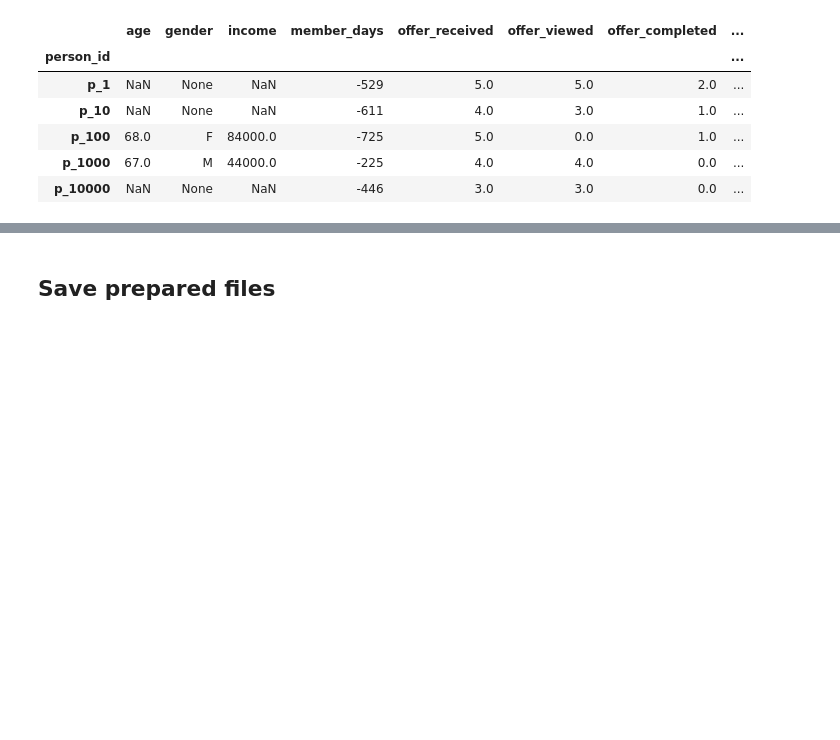
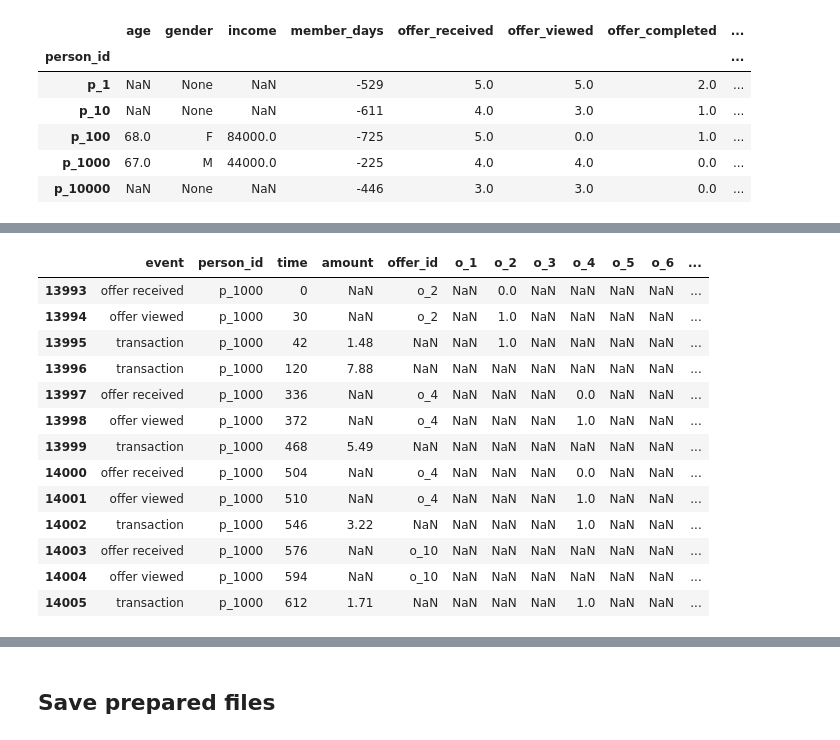
Before and after one commit to rbuerki/segmentation-challenge-starbucks, a Jupyter notebook: 1-data_prep.ipynb, the cells around one changed output, grey strips where cells are left out. Cells and saved outputs as stored; diff of their text form; code cells hidden in the pictures; blank space fills up the shorter version.

Commit message:
FEAT: add "profile offer by type, WIP"

```diff
--- a/1-data_prep.ipynb
+++ b/1-data_prep.ipynb
@@ -827,0 +959,17 @@ profile_long.head()
+# %%
+transcript_extended.loc[transcript_extended['person_id'] == 'p_1000']
+# %% [output]
+|  | event | person_id | time | amount | offer_id | o_1 | o_2 | o_3 | o_4 | o_5 | o_6 | ... |
+| 13993 | offer received | p_1000 | 0 | NaN | o_2 | NaN | 0.0 | NaN | NaN | NaN | NaN | ... |
+| 13994 | offer viewed | p_1000 | 30 | NaN | o_2 | NaN | 1.0 | NaN | NaN | NaN | NaN | ... |
+| 13995 | transaction | p_1000 | 42 | 1.48 | NaN | NaN | 1.0 | NaN | NaN | NaN | NaN | ... |
+| 13996 | transaction | p_1000 | 120 | 7.88 | NaN | NaN | NaN | NaN | NaN | NaN | NaN | ... |
+| 13997 | offer received | p_1000 | 336 | NaN | o_4 | NaN | NaN | NaN | 0.0 | NaN | NaN | ... |
+| 13998 | offer viewed | p_1000 | 372 | NaN | o_4 | NaN | NaN | NaN | 1.0 | NaN | NaN | ... |
+| 13999 | transaction | p_1000 | 468 | 5.49 | NaN | NaN | NaN | NaN | NaN | NaN | NaN | ... |
+| 14000 | offer received | p_1000 | 504 | NaN | o_4 | NaN | NaN | NaN | 0.0 | NaN | NaN | ... |
+| 14001 | offer viewed | p_1000 | 510 | NaN | o_4 | NaN | NaN | NaN | 1.0 | NaN | NaN | ... |
+| 14002 | transaction | p_1000 | 546 | 3.22 | NaN | NaN | NaN | NaN | 1.0 | NaN | NaN | ... |
+| 14003 | offer received | p_1000 | 576 | NaN | o_10 | NaN | NaN | NaN | NaN | NaN | NaN | ... |
+| 14004 | offer viewed | p_1000 | 594 | NaN | o_10 | NaN | NaN | NaN | NaN | NaN | NaN | ... |
+| 14005 | transaction | p_1000 | 612 | 1.71 | NaN | NaN | NaN | NaN | 1.0 | NaN | NaN | ... |
```
Also changed, not shown: parts of 19 cells of this notebook.
